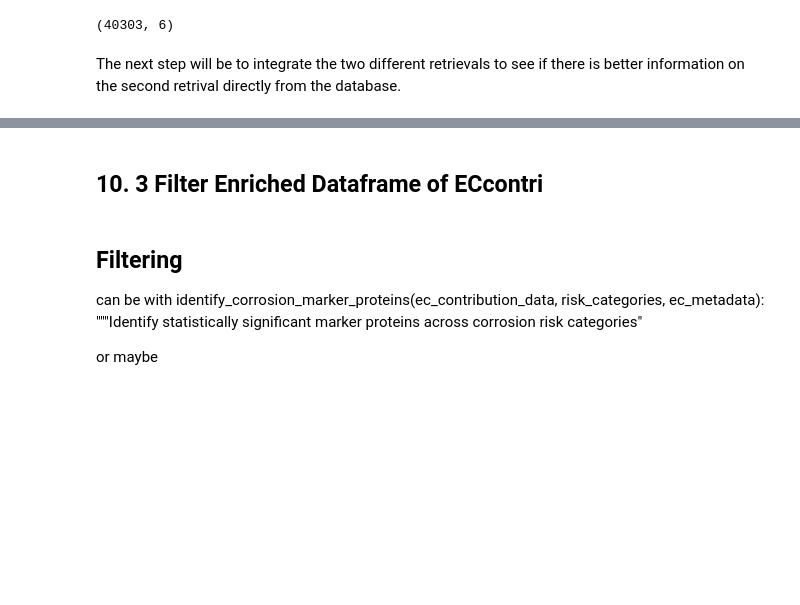
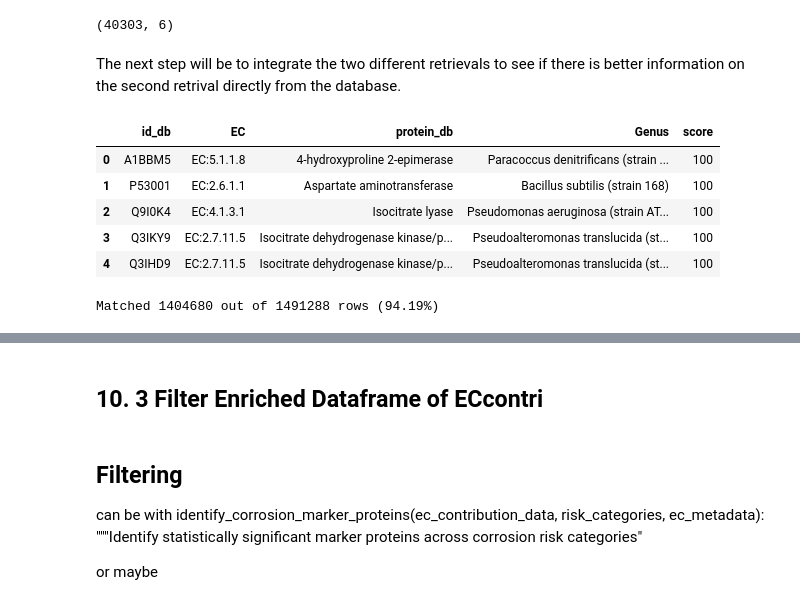
Before and after one commit to MagicAlex238/2_Micro, a Jupyter notebook: 6_Picrust_Functional.ipynb, the cells around one changed output, grey strips where cells are left out. Cells and saved outputs as stored; diff of their text form; code cells hidden in the pictures; blank space fills up the shorter version.

```diff
--- a/6_Picrust_Functional.ipynb
+++ b/6_Picrust_Functional.ipynb
@@ -5364,0 +5316,13 @@ Index(['uniprot_id', 'ec_number', 'protein_name', 'organism', 'score'], dtype='o
+# %%
+# Path to the downloaded database file with formate XML compressed as gz
+xml_file = db_dir /  "uniprot_sprot.xml.gz"
+output_file_path = db_dir / "uniprot_ec_protein.csv"
+
+# Both http and https namespaces (based on your screenshots)
+NAMESPACES = [
+    {"ns": "https://uniprot.org/uniprot"},
+    {"ns": "http://uniprot.org/uniprot"}
+]
+# Calling the function
+if __name__ == "__main__":
+    uniprot_db = process_uniprot_local(ECcontri_otu, xml_file, output_file_path)
@@ -5396,3 +5365,12 @@ retrieved_unique_api.shape
 (40303, 6)
 # %% [markdown]
 The next step will be to integrate the two different retrievals to see if there is better information on the second retrival directly from the database.
+# %%
+uniprot_db = uniprot_db.rename(columns= {'ec_number': 'EC','uniprot_id' : 'id_db', 'protein_name': 'protein_db', 'organism': 'Genus'})
+# %% [output]
+|  | id_db | EC | protein_db | Genus | score |
+| 0 | A1BBM5 | EC:5.1.1.8 | 4-hydroxyproline 2-epimerase | Paracoccus denitrificans (strain ... | 100 |
+| 1 | P53001 | EC:2.6.1.1 | Aspartate aminotransferase | Bacillus subtilis (strain 168) | 100 |
+| 2 | Q9I0K4 | EC:4.1.3.1 | Isocitrate lyase | Pseudomonas aeruginosa (strain AT... | 100 |
+| 3 | Q3IKY9 | EC:2.7.11.5 | Isocitrate dehydrogenase kinase/p... | Pseudoalteromonas translucida (st... | 100 |
+| 4 | Q3IHD9 | EC:2.7.11.5 | Isocitrate dehydrogenase kinase/p... | Pseudoalteromonas translucida (st... | 100 |
@@ -5398,0 +5381,18 @@ The next step will be to integrate the two different retrievals to see if there
+# %%
+# Option 1: Join on both EC and uniprot_id (if both are reliable)
+merged_ECcontri_Uniprot = pd.merge(
+    ECcontri_Uniprot,
+    uniprot_db,
+    on=['EC', 'join_genus'],
+    how='left',
+)
+
+# Clean up intermediate columns
+merged_ECcontri_Uniprot = merged_ECcontri_Uniprot.drop(['join_genus'], axis=1)
+
+# Check match statistics
+match_count = merged_ECcontri_Uniprot['id_db'].notna().sum()
+total_count = len(ECcontri_Uniprot)
+print(f"Matched {match_count} out of {total_count} rows ({match_count/total_count*100:.2f}%)")
+# %% [output]
+Matched 1404680 out of 1491288 rows (94.19%)
```
Also changed, not shown: parts of 22 cells of this notebook.
